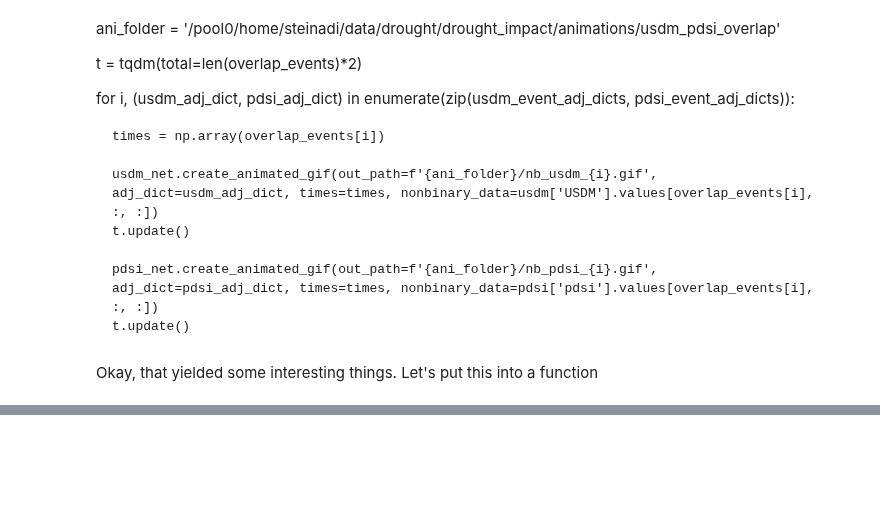
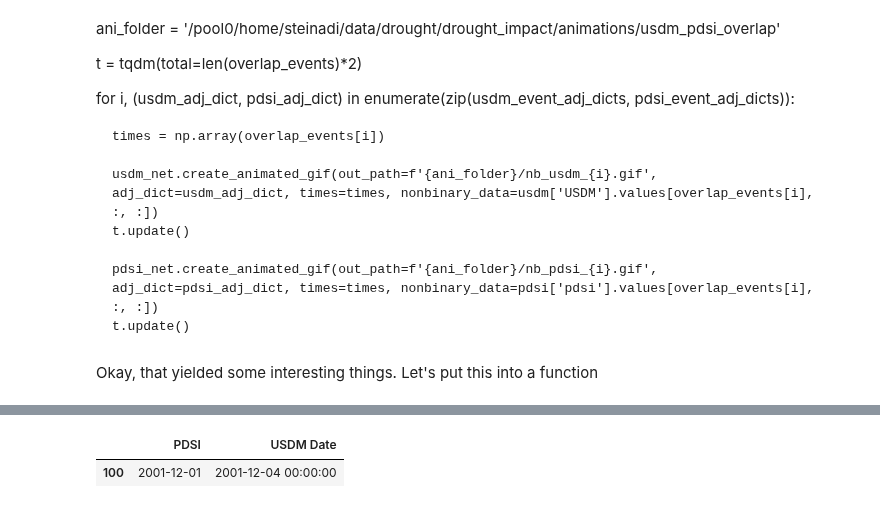
Before and after one commit to UW-Hydro/drought_impact, a Jupyter notebook: notebooks/explore/drought_network_overlap.ipynb, the cells around one changed output, grey strips where cells are left out. Saved outputs shown, nothing was run; the diff lists cells and outputs as text; code cells hidden in the pictures; blank space fills up the shorter version.

```diff
--- a/notebooks/explore/drought_network_overlap.ipynb
+++ b/notebooks/explore/drought_network_overlap.ipynb
@@ -244,0 +249,5 @@ Okay, that yielded some interesting things. Let's put this into a function
+# %%
+matched_dates[(matched_dates['PDSI'] == pdsi.day.values[100])]
+# %% [output]
+|  | PDSI | USDM Date |
+| 100 | 2001-12-01 | 2001-12-04 00:00:00 |
```
Also changed, not shown: parts of 13 cells of this notebook, 4 other files.
